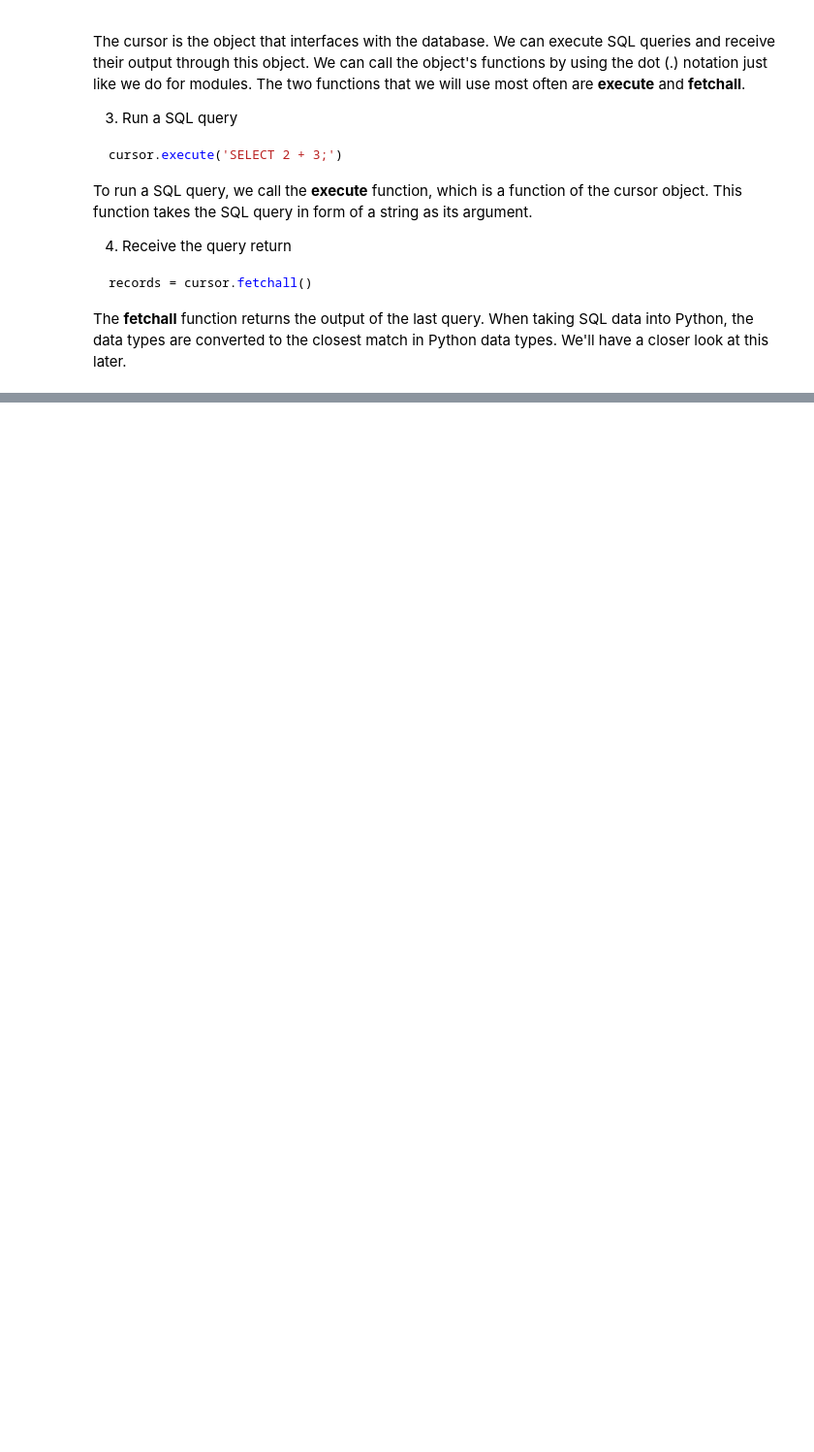
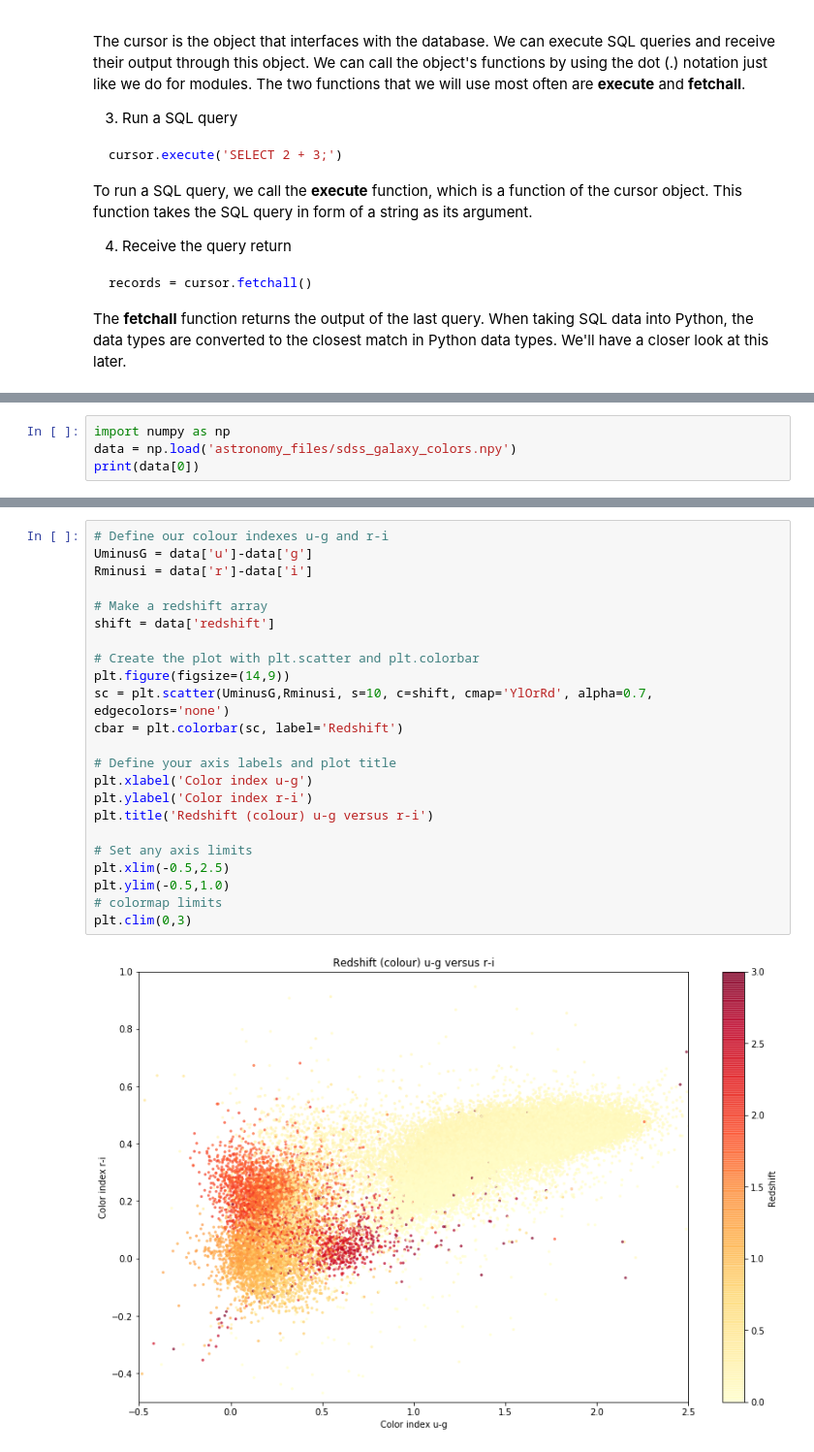
Before and after one commit to emarinhoss/projects_jupyter, a Jupyter notebook: data_driven_astronomy.ipynb, the cells around one changed output, grey strips where cells are left out. Shown at 97% size. Cells and saved outputs as stored; diff of their text form; blank space fills up the shorter version.

```diff
--- a/data_driven_astronomy.ipynb
+++ b/data_driven_astronomy.ipynb
@@ -1245,0 +1310,4 @@ Once the data is stored in NumPy arrays, we have access to all of NumPy's functi
+# %%
+import numpy as np
+data = np.load('astronomy_files/sdss_galaxy_colors.npy')
+print(data[0])
@@ -1245,0 +1488,25 @@ Once the data is stored in NumPy arrays, we have access to all of NumPy's functi
+# %%
+# Define our colour indexes u-g and r-i
+UminusG = data['u']-data['g']
+Rminusi = data['r']-data['i']
+
+# Make a redshift array
+shift = data['redshift']
+
+# Create the plot with plt.scatter and plt.colorbar
+plt.figure(figsize=(14,9))
+sc = plt.scatter(UminusG,Rminusi, s=10, c=shift, cmap='YlOrRd', alpha=0.7, edgecolors='none')
+cbar = plt.colorbar(sc, label='Redshift')
+
+# Define your axis labels and plot title
+plt.xlabel('Color index u-g')
+plt.ylabel('Color index r-i')
+plt.title('Redshift (colour) u-g versus r-i')
+
+# Set any axis limits
+plt.xlim(-0.5,2.5)
+plt.ylim(-0.5,1.0)
+# colormap limits
+plt.clim(0,3)
+# %% [output]
+[figure, added]
```
Also changed, not shown: parts of 42 cells of this notebook, 20 other files.
